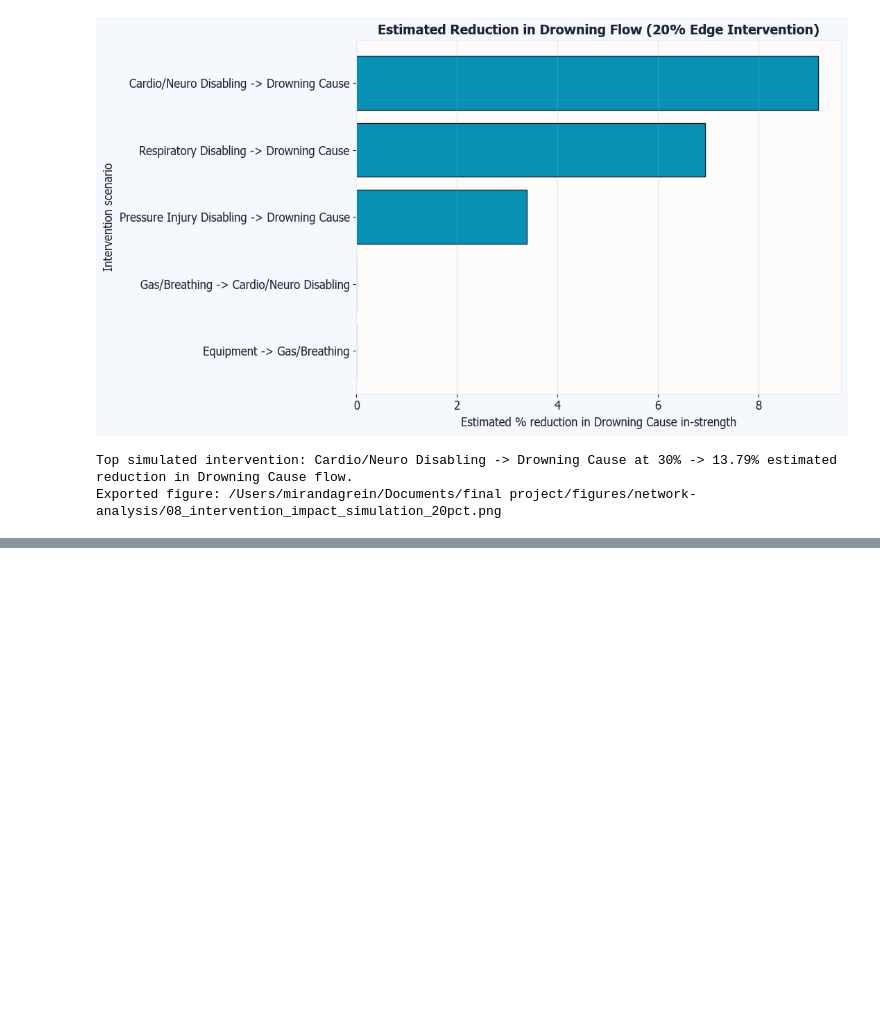
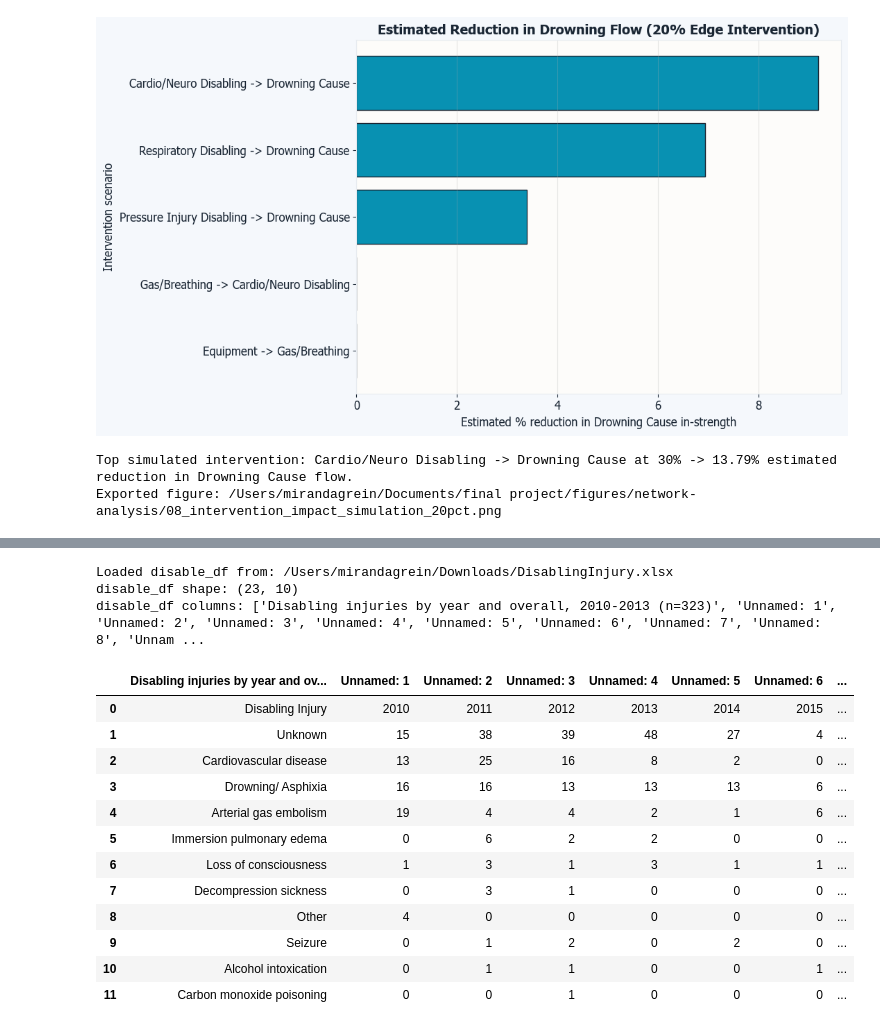
Before and after one commit to mirandagrein/Scuba-Diving-Draft, a Jupyter notebook: Code.ipynb, the cells around one changed output, grey strips where cells are left out. Saved outputs shown, nothing was run; the diff lists cells and outputs as text; code cells hidden in the pictures; blank space fills up the shorter version.

```diff
--- a/Code.ipynb
+++ b/Code.ipynb
@@ -1544,0 +2550,43 @@ Exported figure: /Users/mirandagrein/Documents/final project/figures/network-ana
+# %%
+# Load and inspect DisablingInjury file from Downloads
+from pathlib import Path
+import pandas as pd
+
+downloads = Path.home() / "Downloads"
+disable_candidates = [
+    downloads / "DisablingInjury.xlsl",
+    downloads / "DisablingInjury.xlsx",
+    downloads / "DisablingInjury.xls",
+    downloads / "disablinginjury.xlsl",
+    downloads / "disablinginjury.xlsx",
+    downloads / "disablinginjury.xls",
+]
+
+existing_disable_files = [p for p in disable_candidates if p.exists()]
+if not existing_disable_files:
+    raise FileNotFoundError(f"Could not find DisablingInjury file in Downloads. Tried: {disable_candidates}")
+
+disable_file = existing_disable_files[0]
+disable_df = pd.read_excel(disable_file)
+
+print(f"Loaded disable_df from: {disable_file}")
+print("disable_df shape:", disable_df.shape)
+print("disable_df columns:", list(disable_df.columns))
+display(disable_df.head(12))
+# %% [output]
+Loaded disable_df from: /Users/mirandagrein/Downloads/DisablingInjury.xlsx
+disable_df shape: (23, 10)
+disable_df columns: ['Disabling injuries by year and overall, 2010-2013 (n=323)', 'Unnamed: 1', 'Unnamed: 2', 'Unnamed: 3', 'Unnamed: 4', 'Unnamed: 5', 'Unnamed: 6', 'Unnamed: 7', 'Unnamed: 8', 'Unnam ...
+|  | Disabling injuries by year and ov... | Unnamed: 1 | Unnamed: 2 | Unnamed: 3 | Unnamed: 4 | Unnamed: 5 | Unnamed: 6 | ... |
+| 0 | Disabling Injury | 2010 | 2011 | 2012 | 2013 | 2014 | 2015 | ... |
+| 1 | Unknown | 15 | 38 | 39 | 48 | 27 | 4 | ... |
+| 2 | Cardiovascular disease | 13 | 25 | 16 | 8 | 2 | 0 | ... |
+| 3 | Drowning/ Asphixia | 16 | 16 | 13 | 13 | 13 | 6 | ... |
+| 4 | Arterial gas embolism | 19 | 4 | 4 | 2 | 1 | 6 | ... |
+| 5 | Immersion pulmonary edema | 0 | 6 | 2 | 2 | 0 | 0 | ... |
+| 6 | Loss of consciousness | 1 | 3 | 1 | 3 | 1 | 1 | ... |
+| 7 | Decompression sickness | 0 | 3 | 1 | 0 | 0 | 0 | ... |
+| 8 | Other | 4 | 0 | 0 | 0 | 0 | 0 | ... |
+| 9 | Seizure | 0 | 1 | 2 | 0 | 2 | 0 | ... |
+| 10 | Alcohol intoxication | 0 | 1 | 1 | 0 | 0 | 1 | ... |
+| 11 | Carbon monoxide poisoning | 0 | 0 | 1 | 0 | 0 | 0 | ... |
```
Also changed, not shown: parts of 12 cells of this notebook, 3 other files.
